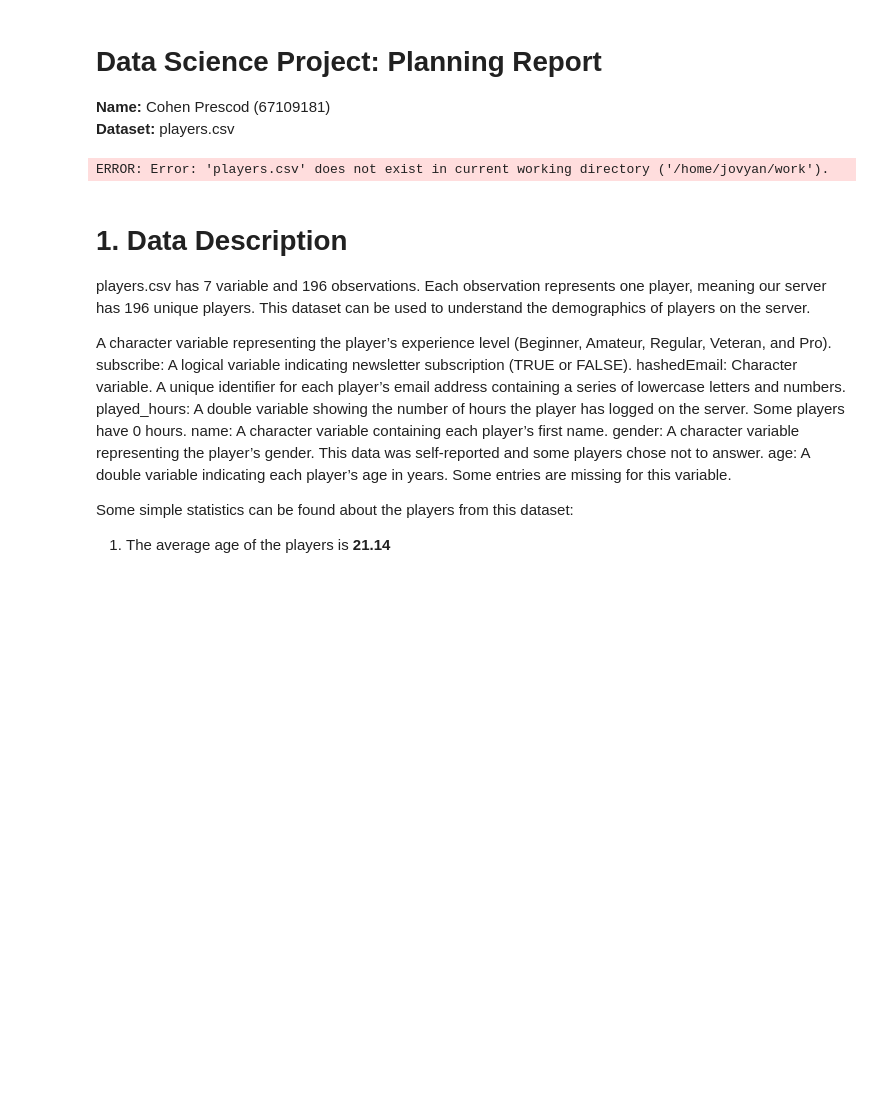
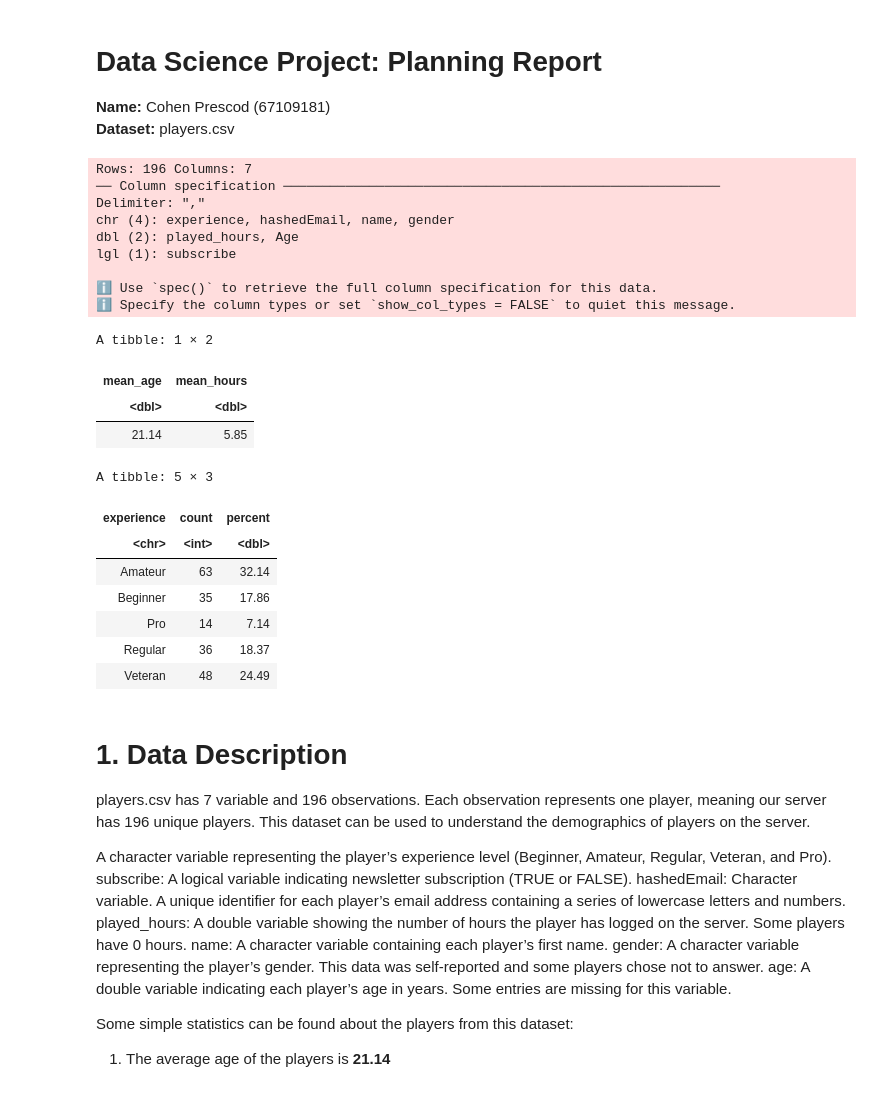
Before and after one commit to cohenp/individual_project_proposal_work, a Jupyter notebook: project_planning_individual.ipynb, the cells around one changed output. Cells and saved outputs as stored; diff of their text form; code cells hidden in the pictures; blank space fills up the shorter version.

Commit message:
fixed read_csv

```diff
--- a/project_planning_individual.ipynb
+++ b/project_planning_individual.ipynb
@@ -8,23 +8,42 @@ library(repr)
 library(tidymodels)
 options(repr.matrix.max.rows = 6)
 # %%
-players <- read_csv("players.csv")
-
+players <- read_csv("individual_project_proposal_work/players.csv")
 
 
 players_summary <- players |>
   summarise(mean_age = round(mean(Age, na.rm = TRUE), 2), mean_hours = round(mean(played_hours, na.rm = TRUE), 2))
 
 experience_stats <- players |>
     group_by(experience) |>
     summarise(count = n(), percent = round(100 * count / 196, 2))
 
 
 
 players_summary
 experience_stats
 # %% [output]
-ERROR: Error: 'players.csv' does not exist in current working directory ('/home/jovyan/work').
+Rows: 196 Columns: 7
+── Column specification ────────────────────────────────────────────────────────
+Delimiter: ","
+chr (4): experience, hashedEmail, name, gender
+dbl (2): played_hours, Age
+lgl (1): subscribe
+
+ℹ Use `spec()` to retrieve the full column specification for this data.
+ℹ Specify the column types or set `show_col_types = FALSE` to quiet this message.
+A tibble: 1 × 2
+| mean_age | mean_hours |
+| <dbl> | <dbl> |
+| 21.14 | 5.85 |
+A tibble: 5 × 3
+| experience | count | percent |
+| <chr> | <int> | <dbl> |
+| Amateur | 63 | 32.14 |
+| Beginner | 35 | 17.86 |
+| Pro | 14 | 7.14 |
+| Regular | 36 | 18.37 |
+| Veteran | 48 | 24.49 |
 # %% [markdown]
 # 1. Data Description
 
```
